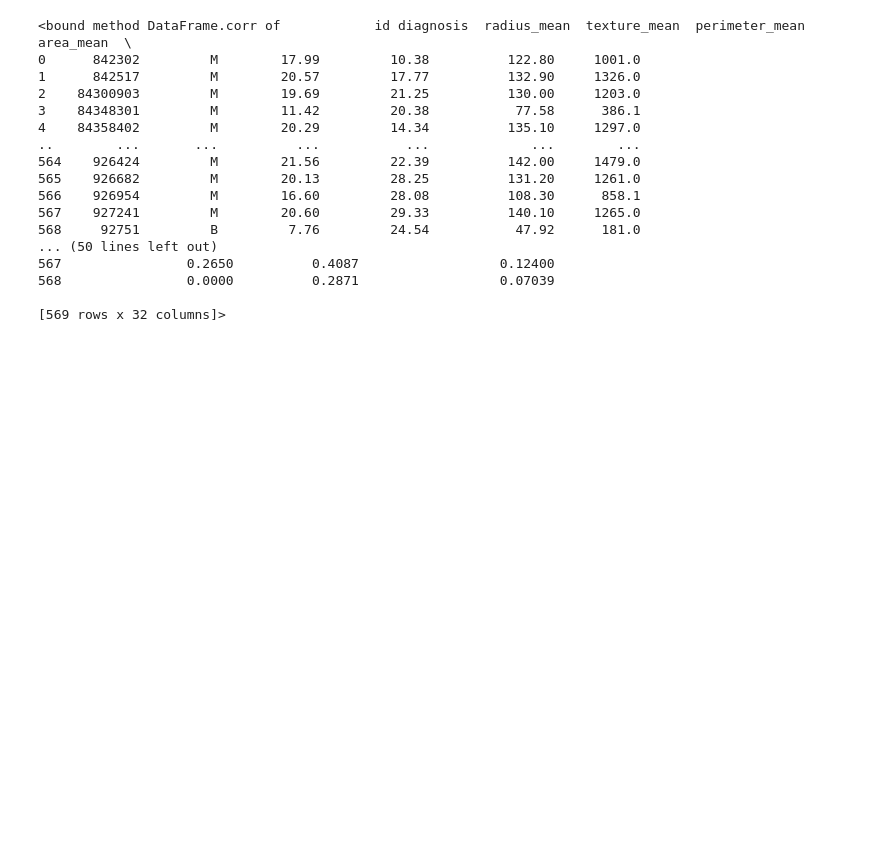
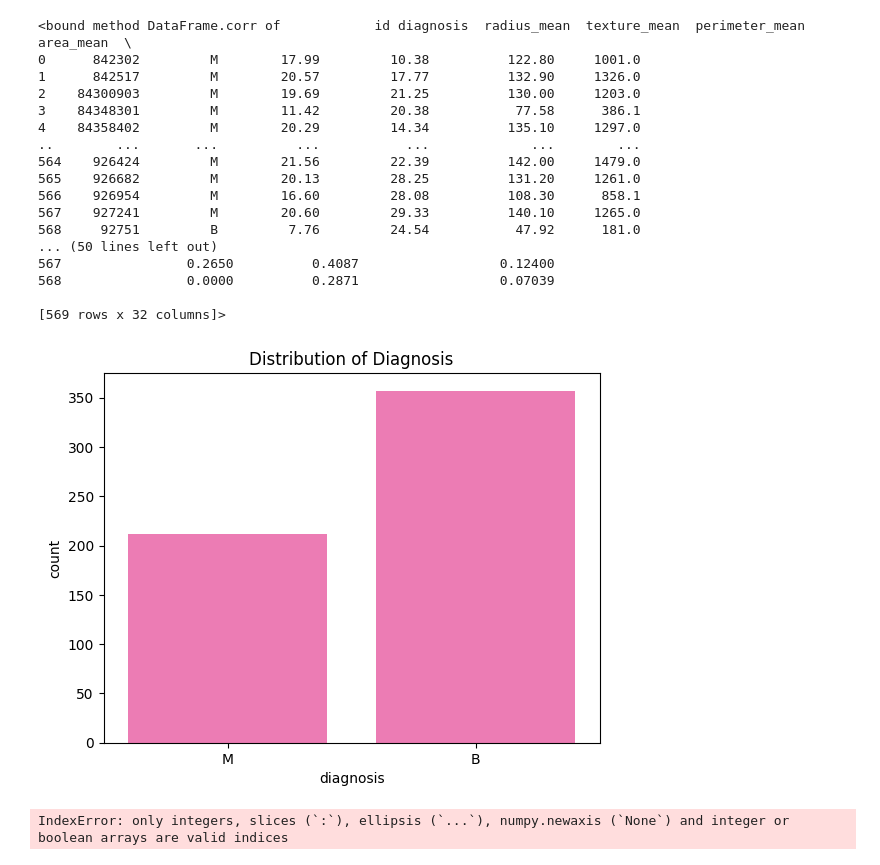
Before and after one commit to arimartorano/breastcanceranalysis, a Jupyter notebook: EDA.ipynb, the cells around one changed output. Cells and saved outputs as stored; diff of their text form; code cells hidden in the pictures; blank space fills up the shorter version.

```diff
--- a/EDA.ipynb
+++ b/EDA.ipynb
@@ -67,3 +69,38 @@ breastcancerdf.corr
 568                0.0000          0.2871                  0.07039
 
 [569 rows x 32 columns]>
+# %%
+sns.countplot(x='diagnosis', data=breastcancerdf, color ='#FF69B4')
+plt.title('Distribution of Diagnosis')
+plt.show()
+# %% [output]
+[figure, added]
+# %%
+import seaborn as sns
+import matplotlib.pyplot as plt
+import numpy as np
+from matplotlib.colors import LinearSegmentedColormap
+
+
+sns.pairplot(breastcancerdf[['radius_mean', 'texture_mean', 'perimeter_mean', 'area_mean','diagnosis']], hue='diagnosis')
+
+pink_purple_palette = sns.color_palette(['#FF69B4'], as_cmap=True)
+
+
+# Generating synthetic data for illustration
+np.random.seed(42)
+breastcancerdf = np.random.randn(100, 4)  # 100 samples with 4 features
+
+
+
+pink_cmap = LinearSegmentedColormap.from_list('pink_cmap', 'Rdpu', N=256)
+
+# Create a pair plot with pink and purple colors
+sns.pairplot(breastcancerdf, palette=pink_purple_palette)
+plt.show()
+
+
+plt.suptitle('Pairplot of Selected Features')
+plt.show()
+# %% [output]
+IndexError: only integers, slices (`:`), ellipsis (`...`), numpy.newaxis (`None`) and integer or boolean arrays are valid indices
```
Also changed, not shown: parts of 3 cells of this notebook.
